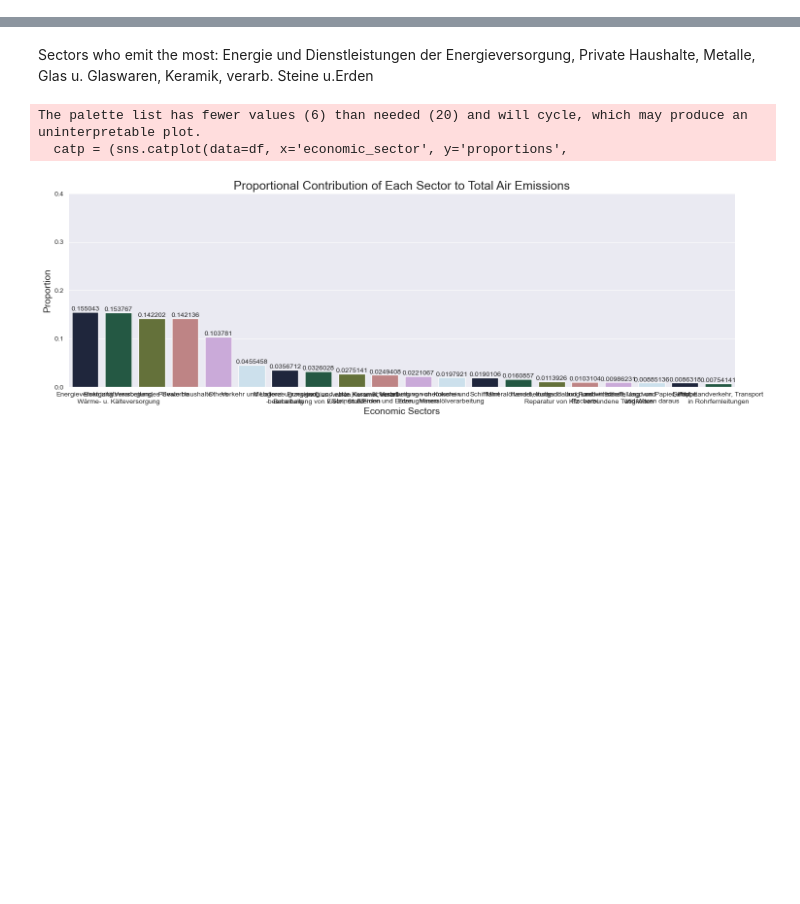
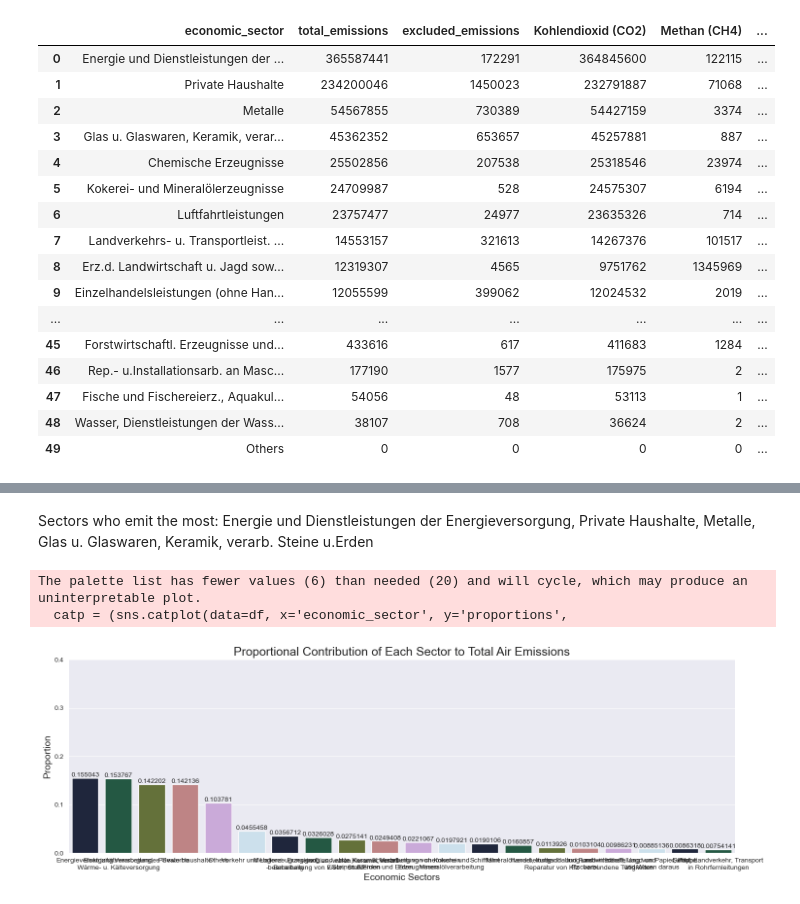
Before and after one commit to AyseAsude/FAU-MADE, a Jupyter notebook: project/analysis.ipynb, the cells around one changed output, grey strips where cells are left out. Saved outputs shown, nothing was run; the diff lists cells and outputs as text; code cells hidden in the pictures; blank space fills up the shorter version.

```diff
--- a/project/analysis.ipynb
+++ b/project/analysis.ipynb
@@ -116,7 +125,27 @@ def compare_two_years_by_sector(year_dict, year_1, year_2, sectors=["Energie und
 # %%
 year_dict = {}
 for i in range(1995, 2020):
-    year_dict[i] = analyze_year(i, 8)
+    year_dict[i] = analyze_year(i, 0)
+# %%
+year_dict[2000]
+# %% [output]
+|  | economic_sector | total_emissions | excluded_emissions | Kohlendioxid (CO2) | Methan (CH4) | ... |
+| 0 | Energie und Dienstleistungen der ... | 365587441 | 172291 | 364845600 | 122115 | ... |
+| 1 | Private Haushalte | 234200046 | 1450023 | 232791887 | 71068 | ... |
+| 2 | Metalle | 54567855 | 730389 | 54427159 | 3374 | ... |
+| 3 | Glas u. Glaswaren, Keramik, verar... | 45362352 | 653657 | 45257881 | 887 | ... |
+| 4 | Chemische Erzeugnisse | 25502856 | 207538 | 25318546 | 23974 | ... |
+| 5 | Kokerei- und Mineralölerzeugnisse | 24709987 | 528 | 24575307 | 6194 | ... |
+| 6 | Luftfahrtleistungen | 23757477 | 24977 | 23635326 | 714 | ... |
+| 7 | Landverkehrs- u. Transportleist. ... | 14553157 | 321613 | 14267376 | 101517 | ... |
+| 8 | Erz.d. Landwirtschaft u. Jagd sow... | 12319307 | 4565 | 9751762 | 1345969 | ... |
+| 9 | Einzelhandelsleistungen (ohne Han... | 12055599 | 399062 | 12024532 | 2019 | ... |
+| ... | ... | ... | ... | ... | ... | ... |
+| 45 | Forstwirtschaftl. Erzeugnisse und... | 433616 | 617 | 411683 | 1284 | ... |
+| 46 | Rep.- u.Installationsarb. an Masc... | 177190 | 1577 | 175975 | 2 | ... |
+| 47 | Fische und Fischereierz., Aquakul... | 54056 | 48 | 53113 | 1 | ... |
+| 48 | Wasser, Dienstleistungen der Wass... | 38107 | 708 | 36624 | 2 | ... |
+| 49 | Others | 0 | 0 | 0 | 0 | ... |
 # %%
 def visualize_trend(dict_of_df, sector_name, limit):
     sns.set_style("darkgrid")
```
Also changed, not shown: parts of 11 cells of this notebook, 2 other files.
